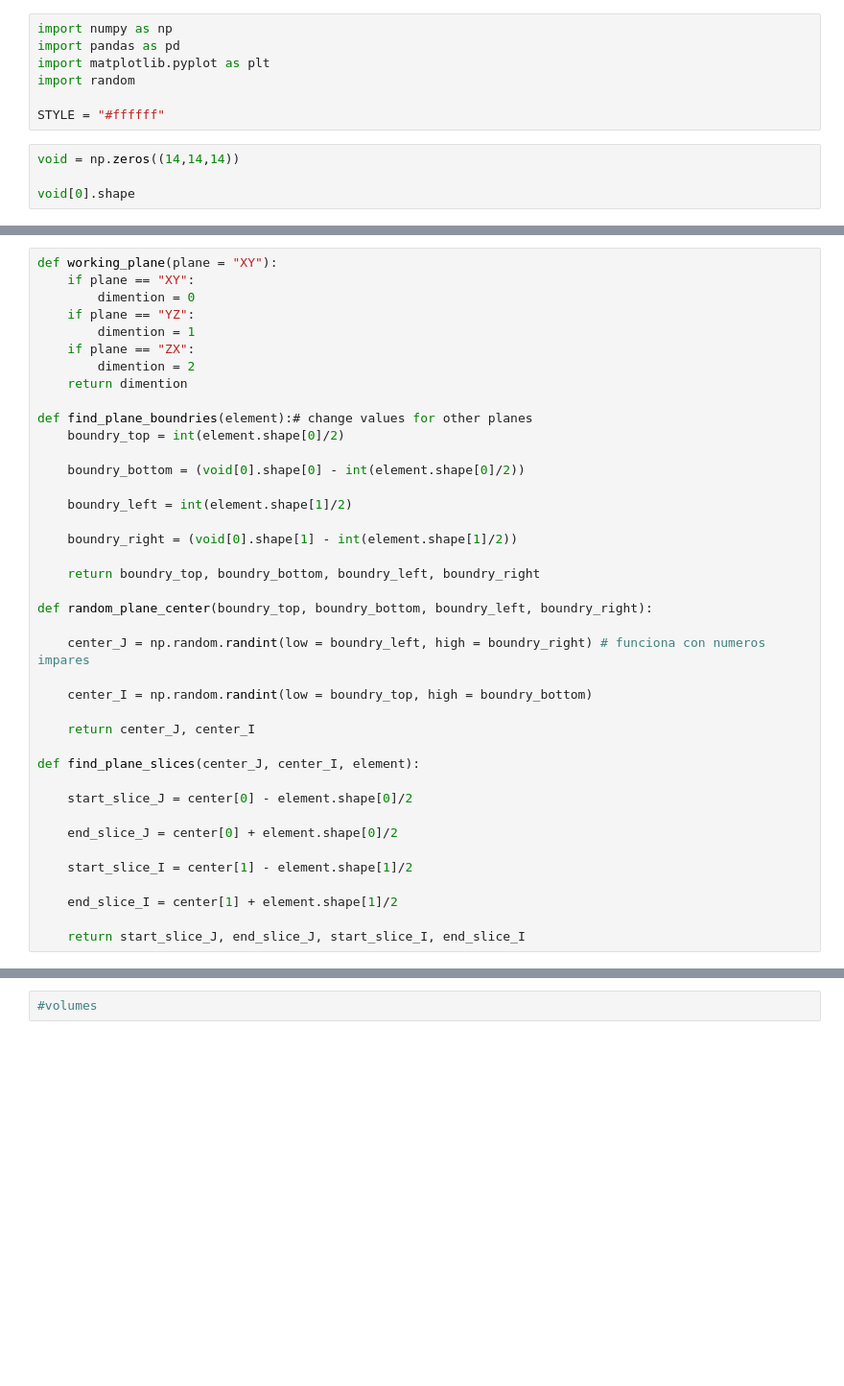
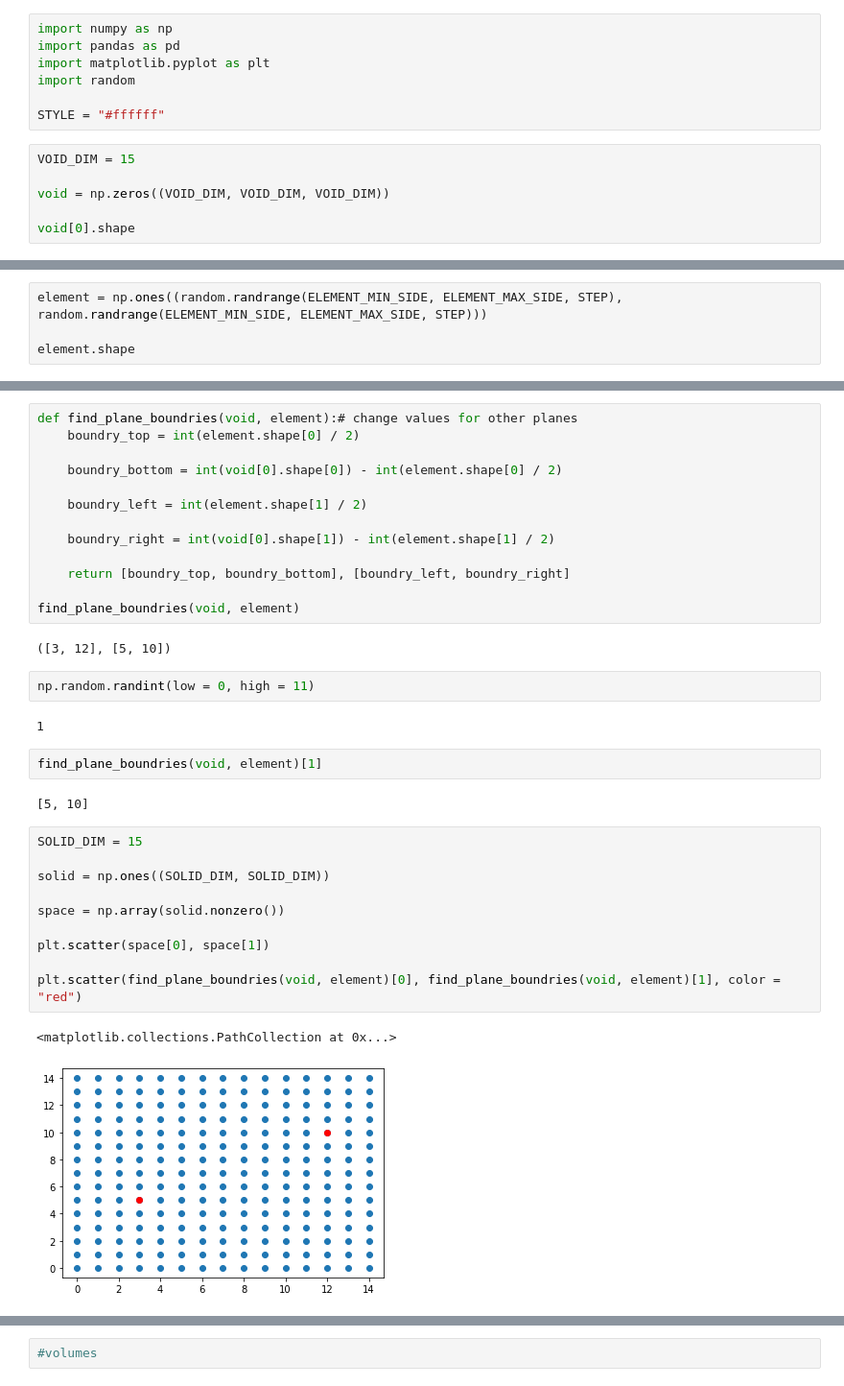
Before and after one commit to juan-garassino/imageWaves, a Jupyter notebook: generate-elements.ipynb, the cells around one changed output, grey strips where cells are left out. Shown at 96% size. Cells and saved outputs as stored; diff of their text form; blank space fills up the shorter version.

Commit message:
update to generate elements

```diff
--- a/generate-elements.ipynb
+++ b/generate-elements.ipynb
@@ -6,7 +6,9 @@ import random
 
 STYLE = "#ffffff"
 # %%
-void = np.zeros((14,14,14))
+VOID_DIM = 15
+
+void = np.zeros((VOID_DIM, VOID_DIM, VOID_DIM))
 
 void[0].shape
 # %% [output]
@@ -32,0 +16,4 @@ array([[0., 0., 0., 0., 0., 0., 0., 0., 0., 0., 0., 0., 0., 0.],
+# %%
+element = np.ones((random.randrange(ELEMENT_MIN_SIDE, ELEMENT_MAX_SIDE, STEP), random.randrange(ELEMENT_MIN_SIDE, ELEMENT_MAX_SIDE, STEP)))
+
+element.shape
@@ -33,40 +31,36 @@ array([[0., 0., 0., 0., 0., 0., 0., 0., 0., 0., 0., 0., 0., 0.],
 # %%
-def working_plane(plane = "XY"):
-    if plane == "XY":
-        dimention = 0
-    if plane == "YZ":
-        dimention = 1
-    if plane == "ZX":
-        dimention = 2
-    return dimention
+def find_plane_boundries(void, element):# change values for other planes
+    boundry_top = int(element.shape[0] / 2)
 
-def find_plane_boundries(element):# change values for other planes
-    boundry_top = int(element.shape[0]/2)
+    boundry_bottom = int(void[0].shape[0]) - int(element.shape[0] / 2)
 
-    boundry_bottom = (void[0].shape[0] - int(element.shape[0]/2))
+    boundry_left = int(element.shape[1] / 2)
 
-    boundry_left = int(element.shape[1]/2)
+    boundry_right = int(void[0].shape[1]) - int(element.shape[1] / 2)
 
-    boundry_right = (void[0].shape[1] - int(element.shape[1]/2))
+    return [boundry_top, boundry_bottom], [boundry_left, boundry_right]
 
-    return boundry_top, boundry_bottom, boundry_left, boundry_right
-
-def random_plane_center(boundry_top, boundry_bottom, boundry_left, boundry_right):
-
-    center_J = np.random.randint(low = boundry_left, high = boundry_right) # funciona con numeros impares
-
-    center_I = np.random.randint(low = boundry_top, high = boundry_bottom)
-
-    return center_J, center_I
-
-def find_plane_slices(center_J, center_I, element):
-
-    start_slice_J = center[0] - element.shape[0]/2
-
-    end_slice_J = center[0] + element.shape[0]/2
-
-    start_slice_I = center[1] - element.shape[1]/2
-
-    end_slice_I = center[1] + element.shape[1]/2
-
-    return start_slice_J, end_slice_J, start_slice_I, end_slice_I
+find_plane_boundries(void, element)
+# %% [output]
+([3, 12], [5, 10])
+# %%
+np.random.randint(low = 0, high = 11)
+# %% [output]
+1
+# %%
+find_plane_boundries(void, element)[1]
+# %% [output]
+[5, 10]
+# %%
+SOLID_DIM = 15
+
+solid = np.ones((SOLID_DIM, SOLID_DIM))
+
+space = np.array(solid.nonzero())
+
+plt.scatter(space[0], space[1])
+
+plt.scatter(find_plane_boundries(void, element)[0], find_plane_boundries(void, element)[1], color = "red")
+# %% [output]
+<matplotlib.collections.PathCollection at 0x...>
+[figure, added]
```
Also changed, not shown: parts of 14 cells of this notebook.
